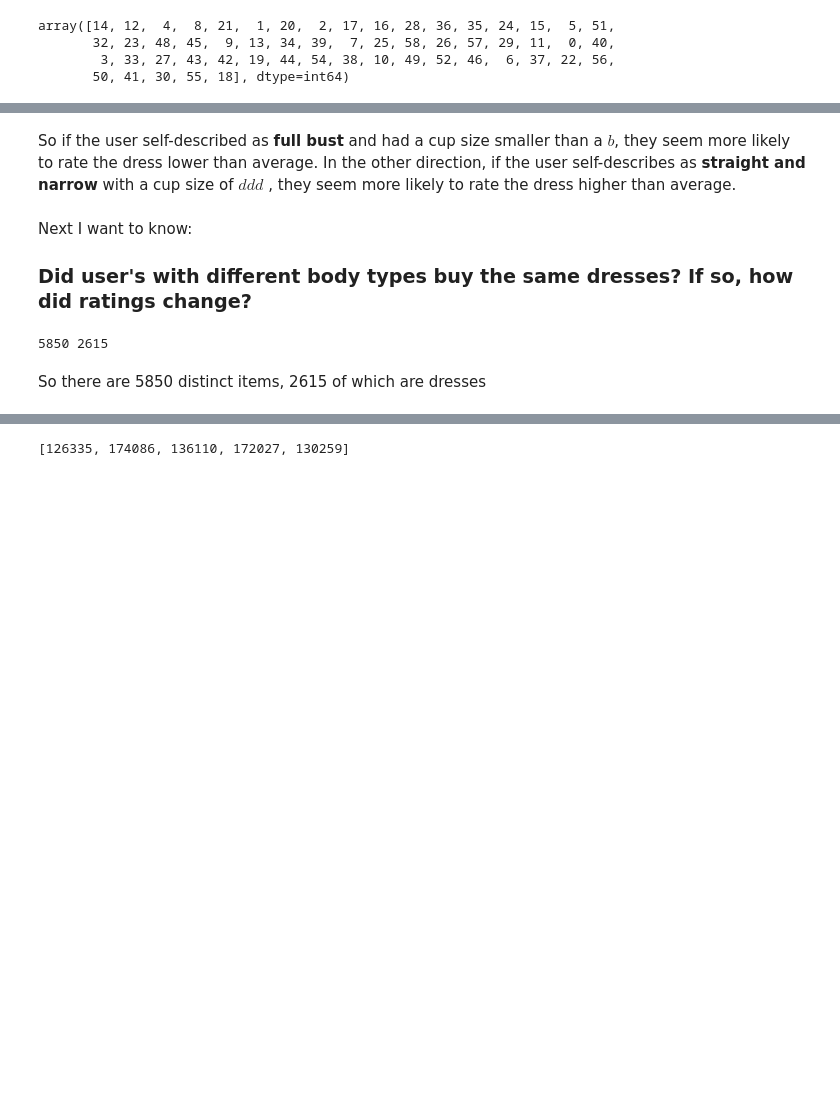
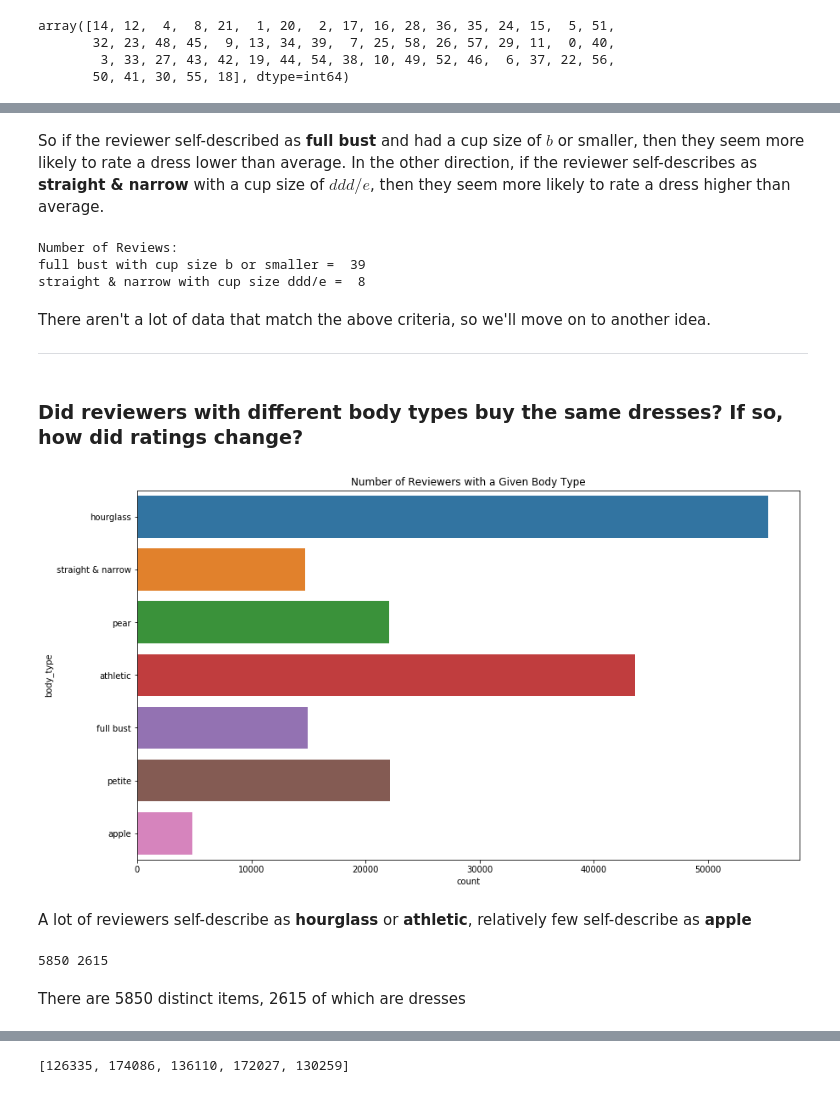
Before and after one commit to CliffordBridges/Whose-Clothes-Fit-Well, a Jupyter notebook: RTR_Analysis.ipynb, the cells around one changed output, grey strips where cells are left out. Drawn from its saved outputs; the diff is of its cells as text; code cells hidden in the pictures; blank space fills up the shorter version.

```diff
--- a/RTR_Analysis.ipynb
+++ b/RTR_Analysis.ipynb
@@ -86,15 +107,36 @@ for cup in cup_sizes:
 # %% [markdown]
-So if the user self-described as __full bust__ and had a cup size smaller than a $b$, they seem more likely to rate the dress lower than average.
-In the other direction, if the user self-describes as __straight and narrow__ with a cup size of $ddd$ , they seem more likely to rate the dress higher than average.
+So if the reviewer self-described as __full bust__ and had a cup size of $b$ or smaller, then they seem more likely to rate a dress lower than average.
+In the other direction, if the reviewer self-describes as __straight & narrow__ with a cup size of $ddd/e$, then they seem more likely to rate a dress higher than average.
+# %%
+print('Number of Reviews:')
+print('full bust with cup size b or smaller = ',
+      len(rtr_data.loc[((rtr_data.cup_size=='a')|(rtr_data.cup_size=='b'))&(rtr_data.category=='dress')&(rtr_data.body_type=='full bust')]), '\n'
+      'straight & narrow with cup size ddd/e = ',
+      len(rtr_data.loc[(rtr_data.cup_size=='ddd/e')&(rtr_data.category=='dress')&(rtr_data.body_type=='straight & narrow')]))
+# %% [output]
+Number of Reviews:
+full bust with cup size b or smaller =  39
+straight & narrow with cup size ddd/e =  8
+# %% [markdown]
+There aren't a lot of data that match the above criteria, so we'll move on to another idea.
+***
 # %% [markdown]
-Next I want to know:
-### Did user's with different body types buy the same dresses? If so, how did ratings change?
+### Did reviewers with different body types buy the same dresses? If so, how did ratings change?
+# %%
+plt.figure(figsize=(14,8))
+sns.countplot(data=rtr_data, y='body_type')
+plt.title('Number of Reviewers with a Given Body Type')
+plt.show()
+# %% [output]
+[figure, added]
+# %% [markdown]
+A lot of reviewers self-describe as __hourglass__ or __athletic__, relatively few self-describe as __apple__
 # %%
 print(len(rtr_data.item_id.unique()), len(rtr_data.loc[rtr_data.category=='dress'].item_id.unique()))
 # %% [output]
 5850 2615
 # %% [markdown]
-So there are 5850 distinct items, 2615 of which are dresses
+There are 5850 distinct items, 2615 of which are dresses
 # %%
 rtr_data.loc[rtr_data.category=='dress'].item_id.value_counts().head()
 # %% [output]
```
Also changed, not shown: parts of 50 cells of this notebook, 9 other files.
